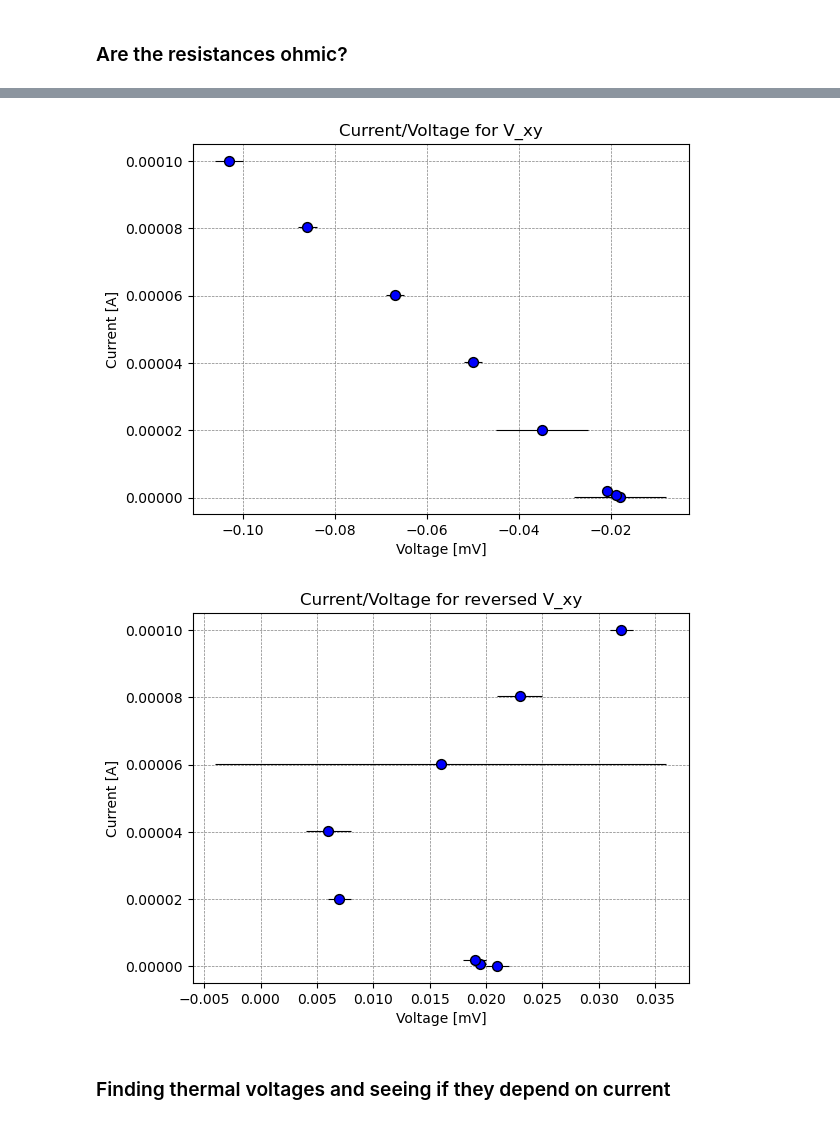
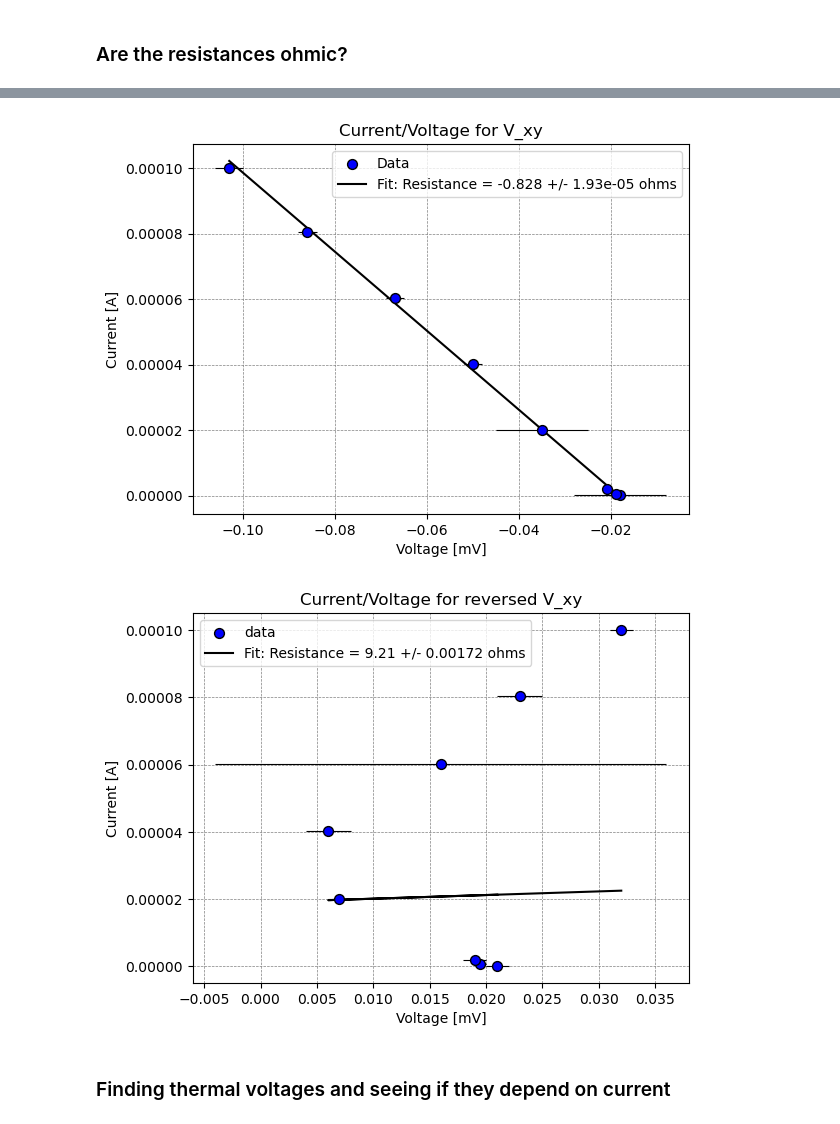
Before and after one commit to arielsmyri/phys_p_451, a Jupyter notebook: hall_effect_intro_lab/Untitled-1.ipynb, the cells around one changed output, grey strips where cells are left out. Cells and saved outputs as stored; diff of their text form; code cells hidden in the pictures.

```diff
--- a/hall_effect_intro_lab/Untitled-1.ipynb
+++ b/hall_effect_intro_lab/Untitled-1.ipynb
@@ -34,18 +41,22 @@ df_v_xy = pd.read_csv("v_xy.txt")
 v_xy = df_v_xy["v_xy"].to_numpy()
 v_xy_error = df_v_xx["v_xx_error"].to_numpy()
 v_xy_r = df_v_xy["v_r"].to_numpy()
+v_xy_r_error = np.full(len(v_xy_r), 0.00005) # assigned error for v_xy_r
 v_xy_current = df_v_xy["current"].to_numpy()
 
-print(df_v_xy.dtypes)
+v_xy_all = unp.uarray(v_xy_r, v_xy_r_error)
+v_xy_current_error = unp.std_devs(v_xy_all/shunt) # gives the error of the calculation
+print("Error in current for V_xy recordings:", v_xy_current_error)
 
-df_reversed_v_xy= pd.read_csv("reversed_polarity_v_xy.txt")
+df_reversed_v_xy = pd.read_csv("reversed_polarity_v_xy.txt")
 reversed_v_xy = df_reversed_v_xy["v_xy"].to_numpy()
 reversed_v_xy_error = df_reversed_v_xy["v_xy_error"].to_numpy()
 reversed_v_xy_r = df_reversed_v_xy["v_r"].to_numpy()
+reversed_v_xy_r_error = np.full(len(v_xy_r), 0.00005)
 reversed_v_xy_current = df_reversed_v_xy["current"].to_numpy()
 
-print(v_xy_current)
 
-# v_xy_volts = np.multiply(v_xy, 1e-3)
-# v_xy_current = np.divide(v_xy_current, 1e-3) # now in microamps, because originally calculated with mV
+reversed_v_xy_all = unp.uarray(reversed_v_xy_r, reversed_v_xy_r_error)
+reversed_v_xy_current_error = unp.std_devs(reversed_v_xy_all/shunt)
+print("Error in current for reversed V_xy recordings:", reversed_v_xy_current_error)
 # %% [output]
@@ -58,5 +67,13 @@ dtype: object
 # %% [markdown]
 ### Are the resistances ohmic?
+# %%
+def linear_fit(x, y, x_error, y_error):
+    weights = 1.0/y_error
+    coefficients, covariance_matrix = np.polyfit(x, y, deg=1, w=weights, cov=True)
+    y_fit = np.polyval(coefficients, x)
+    chi_squared = np.sum(((y - y_fit) / y_error)**2)
+    uncertainty = np.sqrt(np.diag(covariance_matrix))
+    return y_fit, chi_squared, uncertainty, coefficients
 # %%
 # determine if the resistances are ohmic.
 # voltage on X-axis, current on Y-axis
@@ -88,24 +120,39 @@ plt.show()
 # %%
+r_xy_fit, r_xy_chi, r_xy_uncert, r_xy_coefficients = linear_fit(v_xy, v_xy_current, v_xy_error, v_xy_current_error)
+r_xy = np.power((1000*r_xy_coefficients[0]),-1)
+
 fig, ax = plt.subplots()
-ax.scatter(v_xy, v_xy_current, zorder = 20, s = 50, edgecolors = "black", color = "blue")
-ax.errorbar(v_xy, v_xy_current, xerr = v_xy_error, fmt = "o", c = "black", ms = 2, lw = 0.8)
+ax.scatter(v_xy, v_xy_current, zorder = 20, s = 50, edgecolors = "black", color = "blue", label = "Data")
+ax.errorbar(v_xy, v_xy_current, xerr = v_xy_error, yerr = v_xy_current_error, fmt = "o", c = "black", ms = 2, lw = 0.8)
 ax.grid(color='gray', linestyle='--', linewidth=0.5)
 ax.set_title("Current/Voltage for V_xy")
 ax.set_xlabel("Voltage [mV]")
 ax.set_ylabel("Current [A]")
+
+ax.plot(v_xy, r_xy_fit, color = "black", label = f"Fit: Resistance = {r_xy:.3} +/- {r_xy_uncert[0]:.3} ohms")
+ax.legend()
 plt.show()
 
+
+####################
+
+reversed_r_xy_fit, reversed_r_xy_chi, reversed_r_xy_uncert, reversed_r_xy_coefficients = linear_fit(reversed_v_xy, reversed_v_xy_current,
+                                                                                                    reversed_v_xy_error, reversed_v_xy_current_error)
+reversed_r_xy = np.power((1000*reversed_r_xy_coefficients[0]),-1)
+
 fig, ax = plt.subplots()
-ax.scatter(reversed_v_xy, reversed_v_xy_current, zorder = 20, s = 50, edgecolors = "black", color = "blue")
-ax.errorbar(reversed_v_xy, reversed_v_xy_current, xerr = reversed_v_xy_error, fmt = "o", c = "black", ms = 2, lw = 0.8)
+ax.scatter(reversed_v_xy, reversed_v_xy_current, zorder = 20, s = 50, edgecolors = "black", color = "blue", label = "data")
+ax.errorbar(reversed_v_xy, reversed_v_xy_current, xerr = reversed_v_xy_error, yerr = reversed_v_xy_current_error, fmt = "o", c = "black", ms = 2, lw = 0.8)
 ax.grid(color='gray', linestyle='--', linewidth=0.5)
 ax.set_title("Current/Voltage for reversed V_xy")
 ax.set_xlabel("Voltage [mV]")
 ax.set_ylabel("Current [A]")
+ax.plot(reversed_v_xy, reversed_r_xy_fit, color = "black", label = f"Fit: Resistance = {reversed_r_xy:.3} +/- {reversed_r_xy_uncert[0]:.3} ohms")
+ax.legend()
 plt.show()
 # %% [output]
-[figure, old version]
+[figure, new version]
-[figure, old version]
+[figure, new version]
 # %% [markdown]
 ### Finding thermal voltages and seeing if they depend on current
 # %%
```
Also changed, not shown: parts of 7 cells of this notebook, 16 other files.
